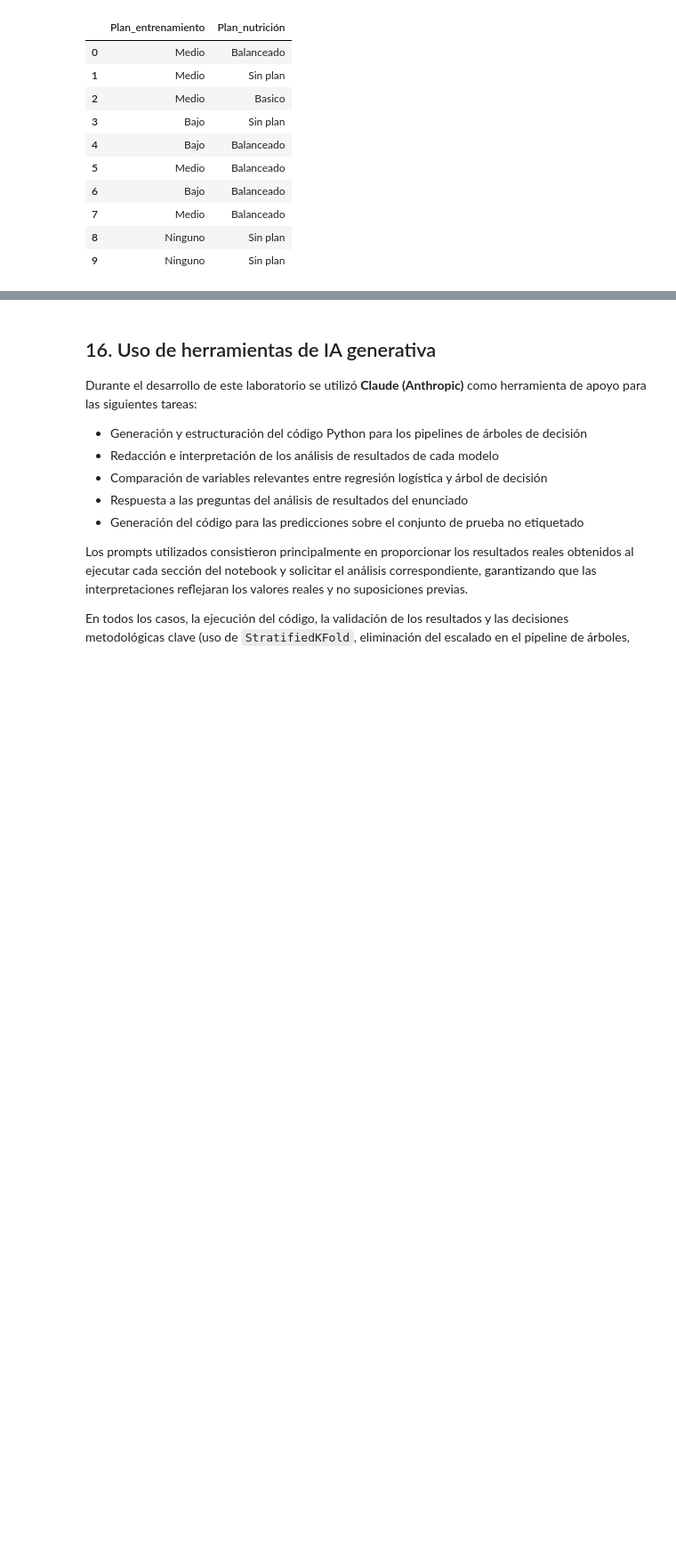
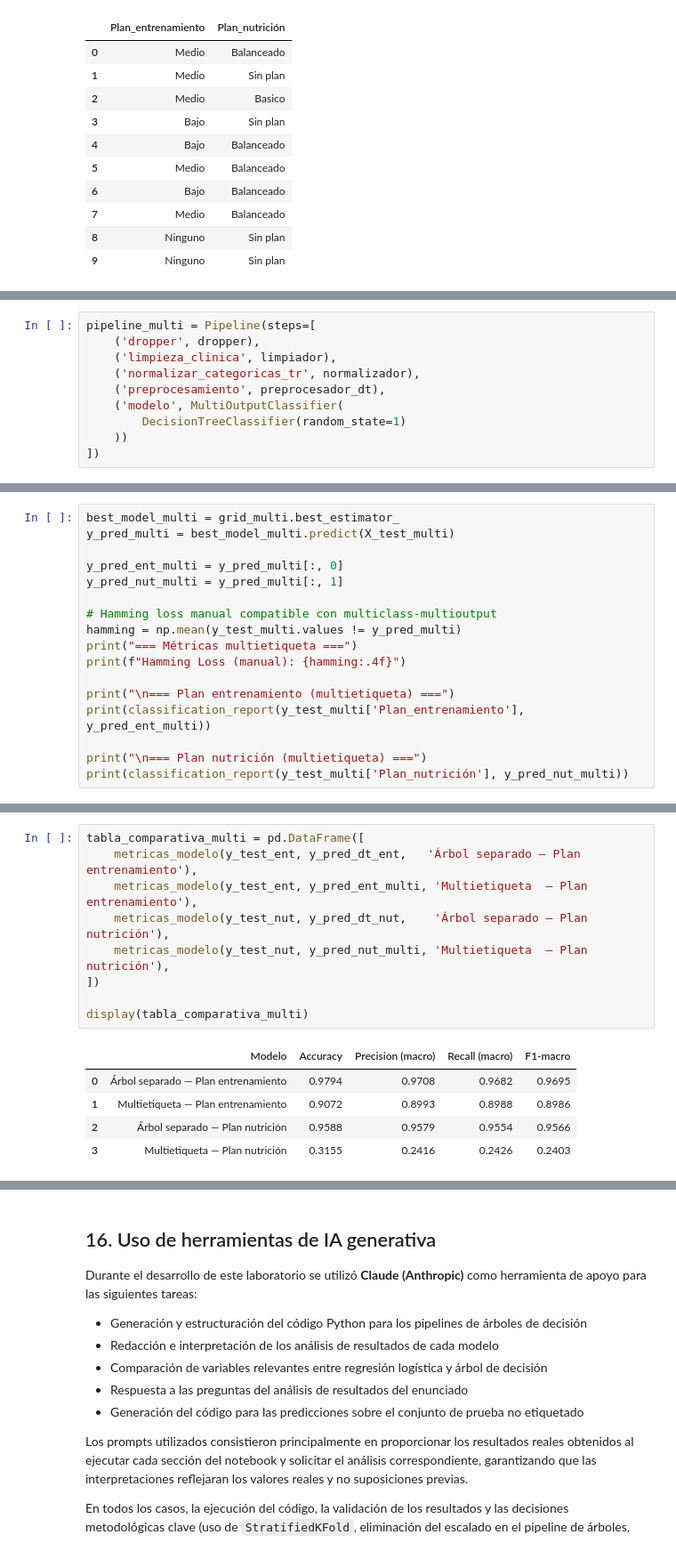
Before and after one commit to jcamilc17/Laboratorio_3-ML, a Jupyter notebook: Laboratorio3.ipynb, the cells around one changed output, grey strips where cells are left out. Shown at 89% size. Drawn from its saved outputs; the diff is of its cells as text; blank space fills up the shorter version.

```diff
--- a/Laboratorio3.ipynb
+++ b/Laboratorio3.ipynb
@@ -1291,0 +1326,10 @@ Archivo exportado exitosamente.
+# %%
+pipeline_multi = Pipeline(steps=[
+    ('dropper', dropper),
+    ('limpieza_clinica', limpiador),
+    ('normalizar_categoricas_tr', normalizador),
+    ('preprocesamiento', preprocesador_dt),
+    ('modelo', MultiOutputClassifier(
+        DecisionTreeClassifier(random_state=1)
+    ))
+])
@@ -1291,0 +1409,17 @@ Archivo exportado exitosamente.
+# %%
+best_model_multi = grid_multi.best_estimator_
+y_pred_multi = best_model_multi.predict(X_test_multi)
+
+y_pred_ent_multi = y_pred_multi[:, 0]
+y_pred_nut_multi = y_pred_multi[:, 1]
+
+# Hamming loss manual compatible con multiclass-multioutput
+hamming = np.mean(y_test_multi.values != y_pred_multi)
+print("=== Métricas multietiqueta ===")
+print(f"Hamming Loss (manual): {hamming:.4f}")
+
+print("\n=== Plan entrenamiento (multietiqueta) ===")
+print(classification_report(y_test_multi['Plan_entrenamiento'], y_pred_ent_multi))
+
+print("\n=== Plan nutrición (multietiqueta) ===")
+print(classification_report(y_test_multi['Plan_nutrición'], y_pred_nut_multi))
@@ -1291,0 +1446,15 @@ Archivo exportado exitosamente.
+# %%
+tabla_comparativa_multi = pd.DataFrame([
+    metricas_modelo(y_test_ent, y_pred_dt_ent,   'Árbol separado — Plan entrenamiento'),
+    metricas_modelo(y_test_ent, y_pred_ent_multi, 'Multietiqueta  — Plan entrenamiento'),
+    metricas_modelo(y_test_nut, y_pred_dt_nut,    'Árbol separado — Plan nutrición'),
+    metricas_modelo(y_test_nut, y_pred_nut_multi, 'Multietiqueta  — Plan nutrición'),
+])
+
+display(tabla_comparativa_multi)
+# %% [output]
+|  | Modelo | Accuracy | Precision (macro) | Recall (macro) | F1-macro |
+| 0 | Árbol separado — Plan entrenamiento | 0.9794 | 0.9708 | 0.9682 | 0.9695 |
+| 1 | Multietiqueta — Plan entrenamiento | 0.9072 | 0.8993 | 0.8988 | 0.8986 |
+| 2 | Árbol separado — Plan nutrición | 0.9588 | 0.9579 | 0.9554 | 0.9566 |
+| 3 | Multietiqueta — Plan nutrición | 0.3155 | 0.2416 | 0.2426 | 0.2403 |
```
Also changed, not shown: parts of 9 cells of this notebook.
